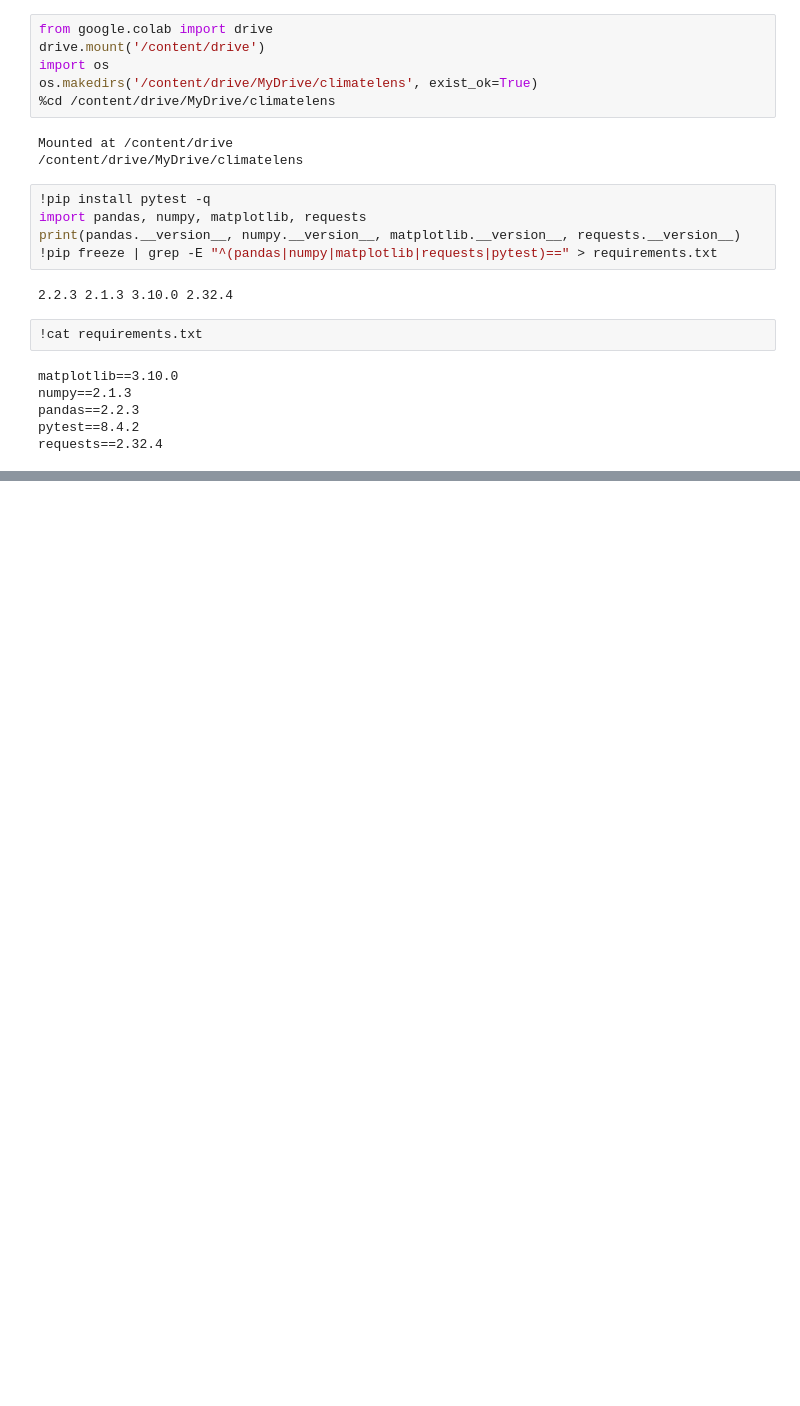
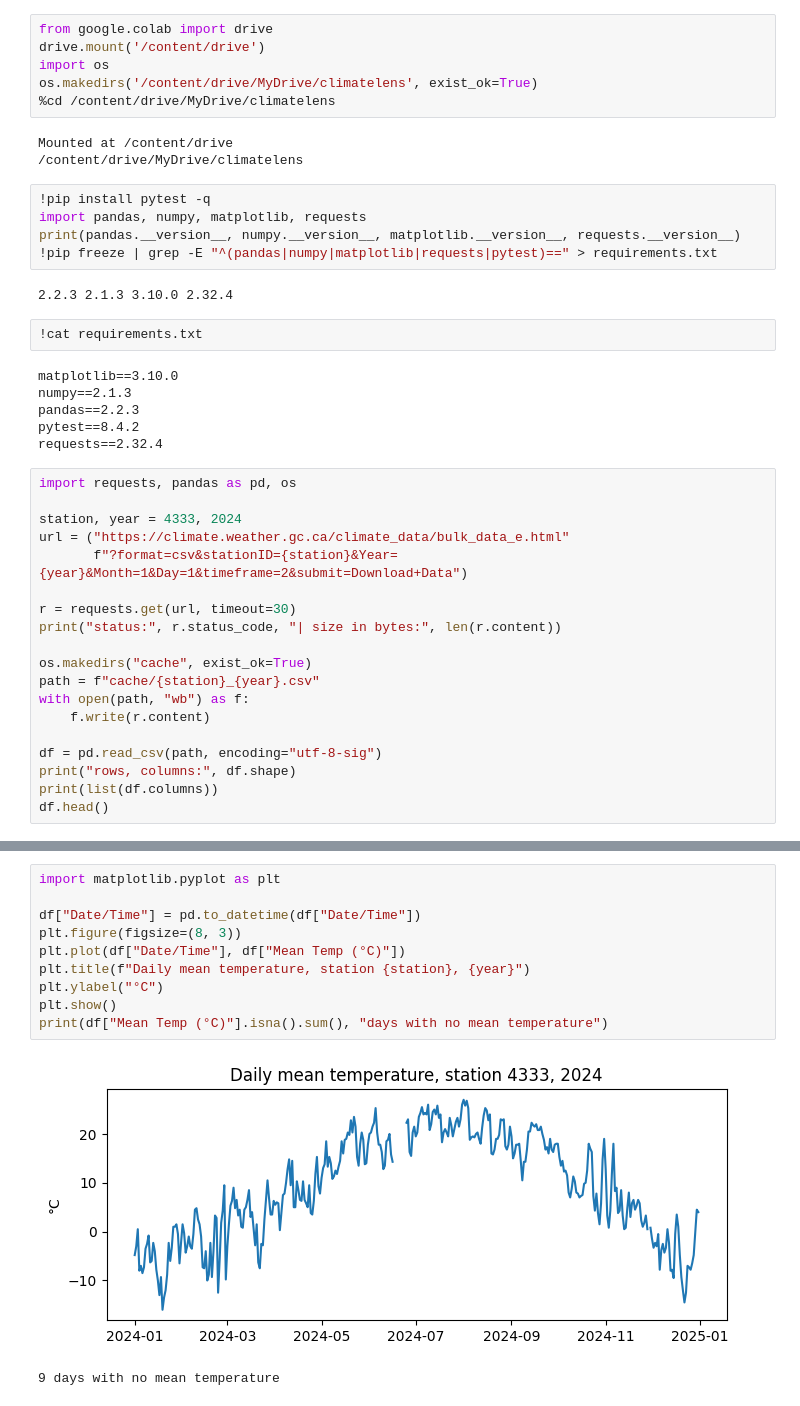
Before and after one commit to mariamsou21/climatelens, a Jupyter notebook: Untitled8.ipynb, the cells around one changed output, grey strips where cells are left out. Cells and saved outputs as stored; diff of their text form; blank space fills up the shorter version.

```diff
--- a/Untitled8.ipynb
+++ b/Untitled8.ipynb
@@ -24,3 +24,22 @@ numpy==2.1.3
 pandas==2.2.3
 pytest==8.4.2
 requests==2.32.4
+# %%
+import requests, pandas as pd, os
+
+station, year = 4333, 2024
+url = ("https://climate.weather.gc.ca/climate_data/bulk_data_e.html"
+       f"?format=csv&stationID={station}&Year={year}&Month=1&Day=1&timeframe=2&submit=Download+Data")
+
+r = requests.get(url, timeout=30)
+print("status:", r.status_code, "| size in bytes:", len(r.content))
+
+os.makedirs("cache", exist_ok=True)
+path = f"cache/{station}_{year}.csv"
+with open(path, "wb") as f:
+    f.write(r.content)
+
+df = pd.read_csv(path, encoding="utf-8-sig")
+print("rows, columns:", df.shape)
+print(list(df.columns))
+df.head()
@@ -26,0 +57,13 @@ requests==2.32.4
+# %%
+import matplotlib.pyplot as plt
+
+df["Date/Time"] = pd.to_datetime(df["Date/Time"])
+plt.figure(figsize=(8, 3))
+plt.plot(df["Date/Time"], df["Mean Temp (°C)"])
+plt.title(f"Daily mean temperature, station {station}, {year}")
+plt.ylabel("°C")
+plt.show()
+print(df["Mean Temp (°C)"].isna().sum(), "days with no mean temperature")
+# %% [output]
+[figure, added]
+9 days with no mean temperature
```
Also changed, not shown: parts of 1 cell of this notebook.
